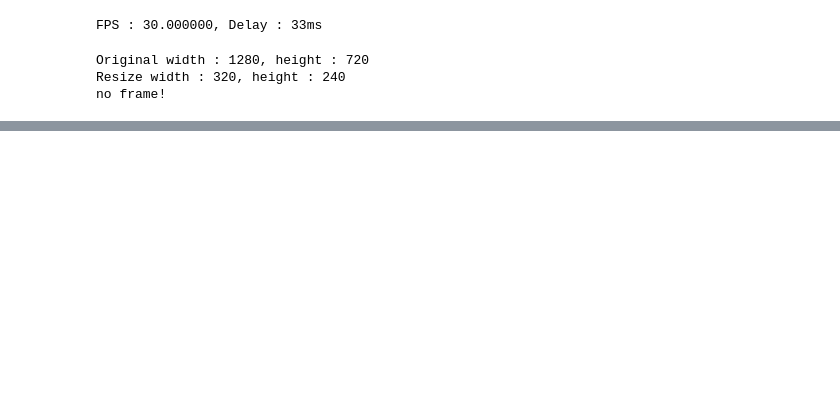
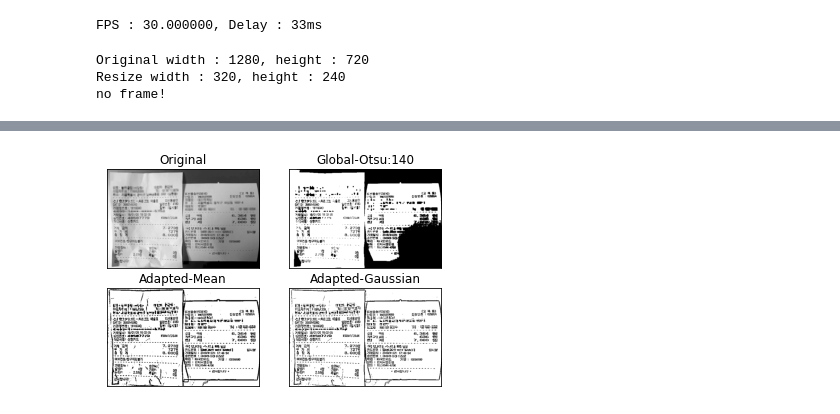
Before and after one commit to wonkwonlee/ai-study-note, a Jupyter notebook: Python-and-Data-Visualization/opencv.ipynb, the cells around one changed output, grey strips where cells are left out. Cells and saved outputs as stored; diff of their text form; code cells hidden in the pictures; blank space fills up the shorter version.

Commit message:
Update opencv.ipynb
Update with 04/20 lecture.

```diff
--- a/Python-and-Data-Visualization/opencv.ipynb
+++ b/Python-and-Data-Visualization/opencv.ipynb
@@ -131,0 +130,30 @@ print(x,y,w,h)
+# %%
+import cv2
+import matplotlib.pyplot as plt
+blk_size = 9 # 블럭 사이즈
+C = 5 # 차감 상수
+img = cv2.imread('opencv/receipt.png', cv2.IMREAD_GRAYSCALE) # 그레이 스케일로 읽기
+# 오츠의 알고리즘으로 단일 경계 값을 전체이미지에 적용
+ret, th1 = cv2.threshold(img, -1, 255, cv2.THRESH_BINARY | cv2.THRESH_OTSU)
+
+# 적응형 스레시홀드를 평균과 가우시안 분포로 각각 적용
+th2 = cv2.adaptiveThreshold(img, # 입력 영상
+                            255, # 경곗값을 만족하는 픽셀에 적용할 값
+                            cv2.ADAPTIVE_THRESH_MEAN_C,# 스레시홀드 적용 방법 지정(이웃 픽셀의 평균으로 결정)
+                            cv2.THRESH_BINARY, # 이진 분류
+                            blk_size, C) # 영역으로 나눌 이웃의 크기, 계산된 경계 값 결과에서 가감할 상수
+th3 = cv2.adaptiveThreshold(img,
+                            255,
+                            cv2.ADAPTIVE_THRESH_GAUSSIAN_C, # 가우시안 분포에 따른 가중치의 합으로 결정
+                            cv2.THRESH_BINARY,
+                            blk_size, C)
+
+imgs = {'Original': img, 'Global-Otsu:%d'%ret:th1,'Adapted-Mean':th2, 'Adapted-Gaussian': th3}
+for i, (k, v) in enumerate(imgs.items()):
+    plt.subplot(2,2,i+1)
+    plt.title(k)
+    plt.imshow(v,'gray')
+    plt.xticks([]),plt.yticks([])
+plt.show()
+# %% [output]
+[figure, added]
```
Also changed, not shown: parts of 2 cells of this notebook.
